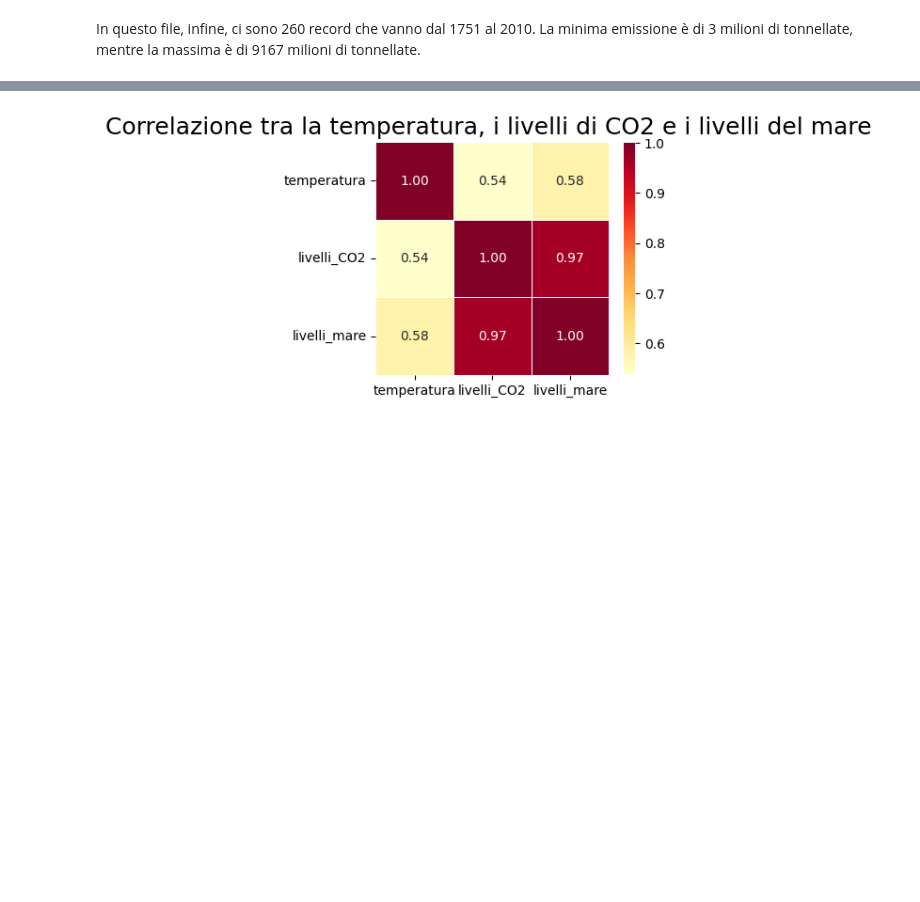
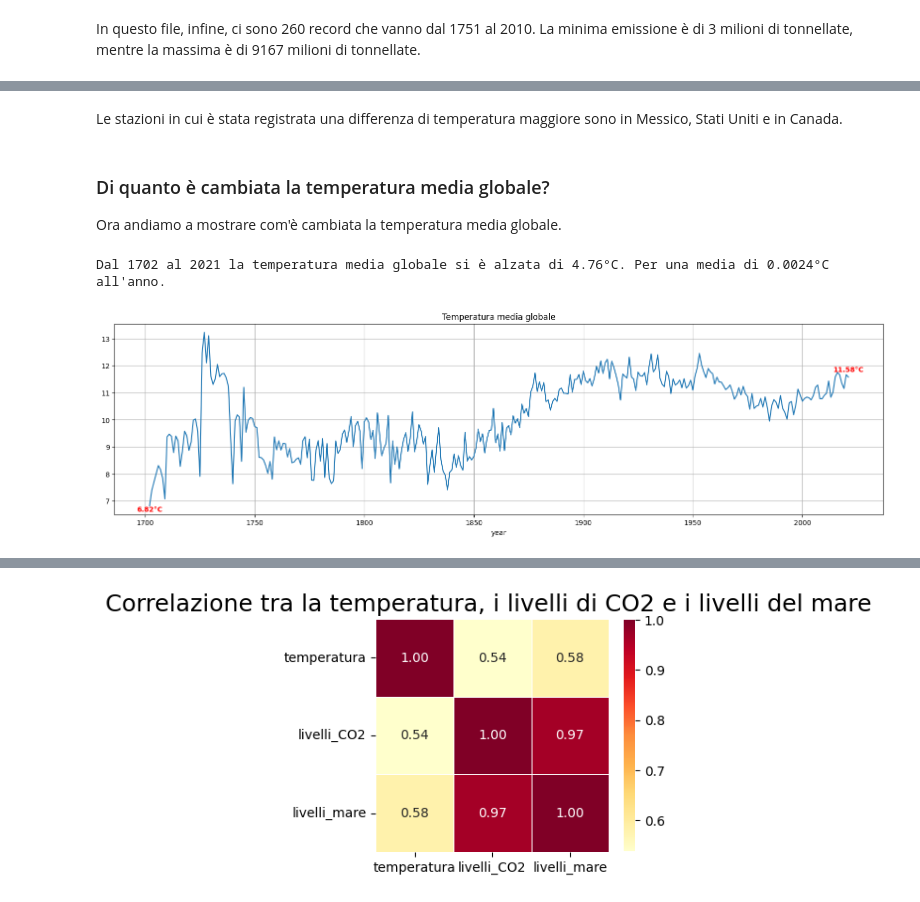
Before and after one commit to ElenaCurti/big-data, a Jupyter notebook: Attivita_03_DataAnalytics/file.ipynb, the cells around one changed output, grey strips where cells are left out. Drawn from its saved outputs; the diff is of its cells as text; code cells hidden in the pictures; blank space fills up the shorter version.

```diff
--- a/Attivita_03_DataAnalytics/file.ipynb
+++ b/Attivita_03_DataAnalytics/file.ipynb
@@ -579,16 +342,0 @@ def print_tag_in_grafico(x, y, text):
-# %%
-# Salvo le variazioni del primo e dell'ultimo anno
-df_sea_to_print = df_sea.iloc[[0, -1]]
-min_year, min_value, max_year, max_value = get_min_max_years_values_in_df(df_sea_to_print)
-
-# Disegno il grafico
-titolo = "Variazioni dei livelli del mare (mm) dal "+ str(min_year) + " al " + str(max_year)
-df_sea.plot(fontsize=8, title=titolo, xlim=(min_year-2, max_year+3))
-plt.grid(True)
-print_tag_in_grafico(min_year+1, min_value-3, str(min_value)+" mm")
-print_tag_in_grafico(max_year, max_value+1,str(max_value)+" mm")
-
-# Stampo la differenza totale e media
-differenza_totale = max_value - min_value   # differenza_totale = df_sea.iloc[[0, -1]].diff().dropna()['gmsl_variation'].item()
-media = differenza_totale / (max_year-min_year)
-print("Dal",min_year ,"al", max_year, "i livelli del mare si sono alzati di", f"{differenza_totale:.2f}","mm. Per una media di", f"{media:.2f}", "mm all'anno.")
@@ -636,0 +484,44 @@ Dire che anche se 1 grado sembra poco, in realtà è tanto
+# %% [markdown]
+Le stazioni in cui è stata registrata una differenza di temperatura maggiore sono in Messico, Stati Uniti e in Canada.
+# %% [markdown]
+### Di quanto è cambiata la temperatura media globale?
+Ora andiamo a mostrare com'è cambiata la temperatura media globale.
+# %%
+def get_min_max_years_values(df_or_serie):
+    """ Funzione che ritorna una lista con: l'anno minimo, il relativo valore associato,
+    l'anno massimo ed il relativo valore associato della series o dataframe in input. """
+    if type(df_or_serie) == pd.DataFrame:
+        df_or_serie = df_or_serie.squeeze()
+
+    min_year = df_or_serie.index.min()
+    min_value = df_or_serie[df_or_serie.index == min_year].values[0]
+    min_value = round(min_value, 2)
+
+    max_year = df_or_serie.index.max()
+    max_value = df_or_serie[df_or_serie.index == max_year].values[0]
+    max_value = round(max_value, 2)
+
+    return [min_year, min_value, max_year, max_value]
+    # min_year, min_value, max_year, max_value = get_min_max_years_values_in_df(df)
+
+def print_tag_in_grafico(x, y, text):
+    """Funzione che stampa un'etichetta sul grafico in posizione (x,y) con il testo dato."""
+    plt.text(x, y,text, fontweight="bold", fontsize="medium", color='red', ha="center")
+
+# Seleziono i dati e disegno il grafico
+series_temp = df_temperatures[["year", "temp_media"]].groupby("year")["temp_media"].mean()
+series_temp.plot(kind="line", figsize=(20,5), title="Temperatura media globale")
+plt.grid()
+
+# Aggiungo le etichette con i valori negli anni minimo e massimo
+min_year, min_value, max_year, max_value = get_min_max_years_values(series_temp)
+print_tag_in_grafico(min_year, min_value-0.2, str(min_value)+ "°C")
+print_tag_in_grafico(max_year, max_value+0.2, str(max_value)+ "°C")
+
+# Stampo alcuni dati
+differenza_totale = max_value-min_value
+media = differenza_totale / (max_year-min_value)
+print("Dal",min_year ,"al", max_year, "la temperatura media globale si è alzata di", f"{differenza_totale:.2f}","\b°C. Per una media di", f"{media:.4f}", "\b°C all'anno.")
+# %% [output]
+Dal 1702 al 2021 la temperatura media globale si è alzata di 4.76°C. Per una media di 0.0024°C all'anno.
+[figure, added]
```
Also changed, not shown: parts of 47 cells of this notebook, 1 other file.
